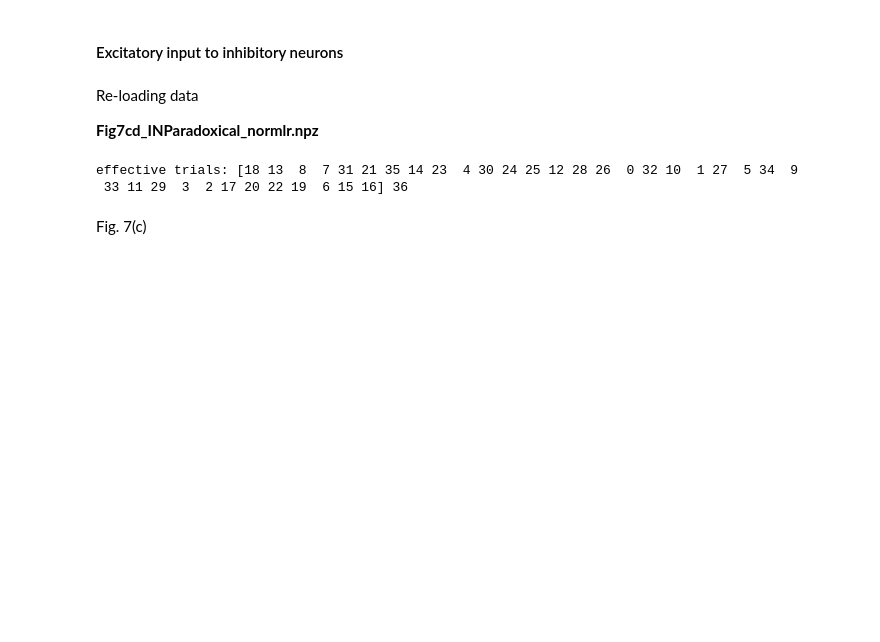
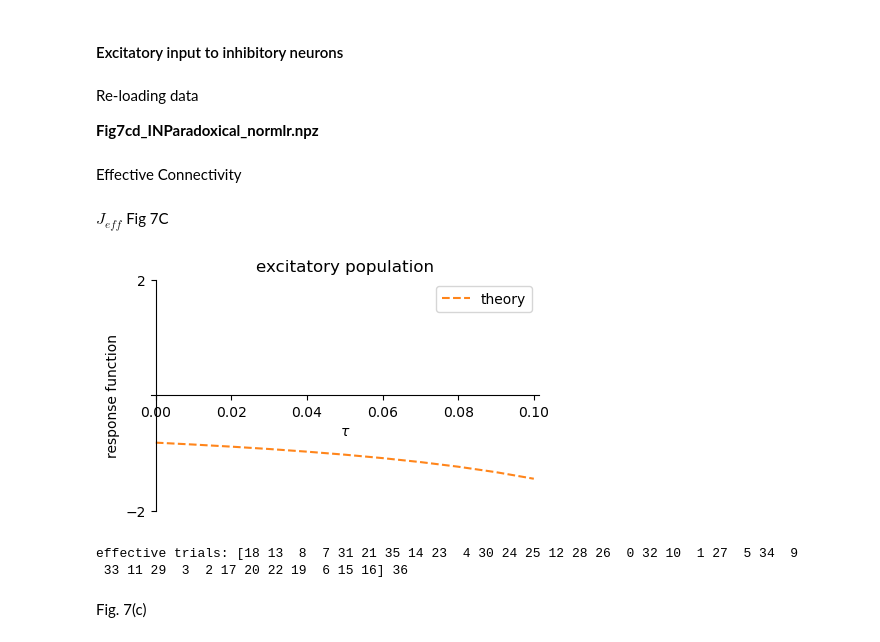
Before and after one commit to Network-Dynamics-and-Computations/Impact_of_Local_Connectivity_Patterns_on_Excitatory-Inhibitory_Network_Dynamics, a Jupyter notebook: Fig7_Gaussian_matrix_Paradoxical.ipynb, the cells around one changed output. Saved outputs shown, nothing was run; the diff lists cells and outputs as text; code cells hidden in the pictures; blank space fills up the shorter version.

```diff
--- a/Fig7_Gaussian_matrix_Paradoxical.ipynb
+++ b/Fig7_Gaussian_matrix_Paradoxical.ipynb
@@ -313,3 +313,5 @@ Re-loading data
 
 # firing_rateeq = data['firing_rateeq']
 # firing_ratepert = data['firing_ratepert']
+# %% [markdown]
+Effective Connectivity
@@ -316,3 +344,45 @@ Re-loading data
+# %%
+meanfr_eff      = np.zeros((ntau,2))
+meanfr_eff_pert = np.zeros((ntau,2))
+meanfr_eff[:,0] = np.mean(firing_rateEFF[:,:NE],axis=1)
+meanfr_eff[:,1] = np.mean(firing_rateEFF[:,NE:],axis=1)
+### same for pydll Creates ()
+meanfr_eff_pert[:,0] = np.mean(firing_rateEFFpert[:,:NE],axis=1)
+meanfr_eff_pert[:,1] = np.mean(firing_rateEFFpert[:,NE:],axis=1)
+### numerical response function
+response_func_eff = np.zeros((ntau,2))
+for it in range(ntau):
+    response_func_eff[it,0]=(meanfr_eff_pert[it,0]-meanfr_eff[it,0])/Ipert[-1]
+    response_func_eff[it,1]=(meanfr_eff_pert[it,1]-meanfr_eff[it,1])/Ipert[-1] # inhibitory perturbation (Inh Injection)
+    # response_func_eff[it,0]=(meanfr_eff_pert[it,0]-meanfr_eff[it,0])/Ipert[0]
+    # response_func_eff[it,1]=(meanfr_eff_pert[it,1]-meanfr_eff[it,1])/Ipert[0] # excitatory perturbation (Exc Injection)
+# %% [markdown]
+$J_{eff}$ Fig 7C
+# %%
+### compare response_func with response_func_num, average across the first dimension
+dtau = tau_series[1]-tau_series[0]
+fig, ax = plt.subplots(figsize=(5,3))
+alphass = 0.95
+ax.plot(tau_series[:],response_func_eff[:,0],color='tab:orange',alpha=alphass,ls='--')
+# ax.plot(tau_series,response_func_num_mean[:,1],'r',marker='o')
+ax.set_xlabel(r'$\tau$')
+ax.set_ylabel('response function')
+ax.set_title('excitatory population')
+ax.legend(['theory','numerical'])
+### move x-axis at data 0, y-axis at 0
+ax.spines['bottom'].set_position(('data',0))
+### set other x-axis invisible
+ax.spines['top'].set_color('none')
+ax.spines['right'].set_color('none')
+ax.spines['left'].set_position(('data',0))
+### set yaxis, ylim not too large!
+ax.set_ylim([-2,2])
+ax.set_yticks([-2,2])
+ax.set_xlim([0-dtau/8,tau_series[-1]+dtau/8])
+
+plt.show()
+# %% [output]
+[figure, added]
 # %%
 ### sorting the 3 maximum eigvchn_series[:,-1,0].real and 3 minimum
 eigvchn_real = eigvchn_series[:,-1,0].real.copy()
```
Also changed, not shown: parts of 3 cells of this notebook, 1 other file.
